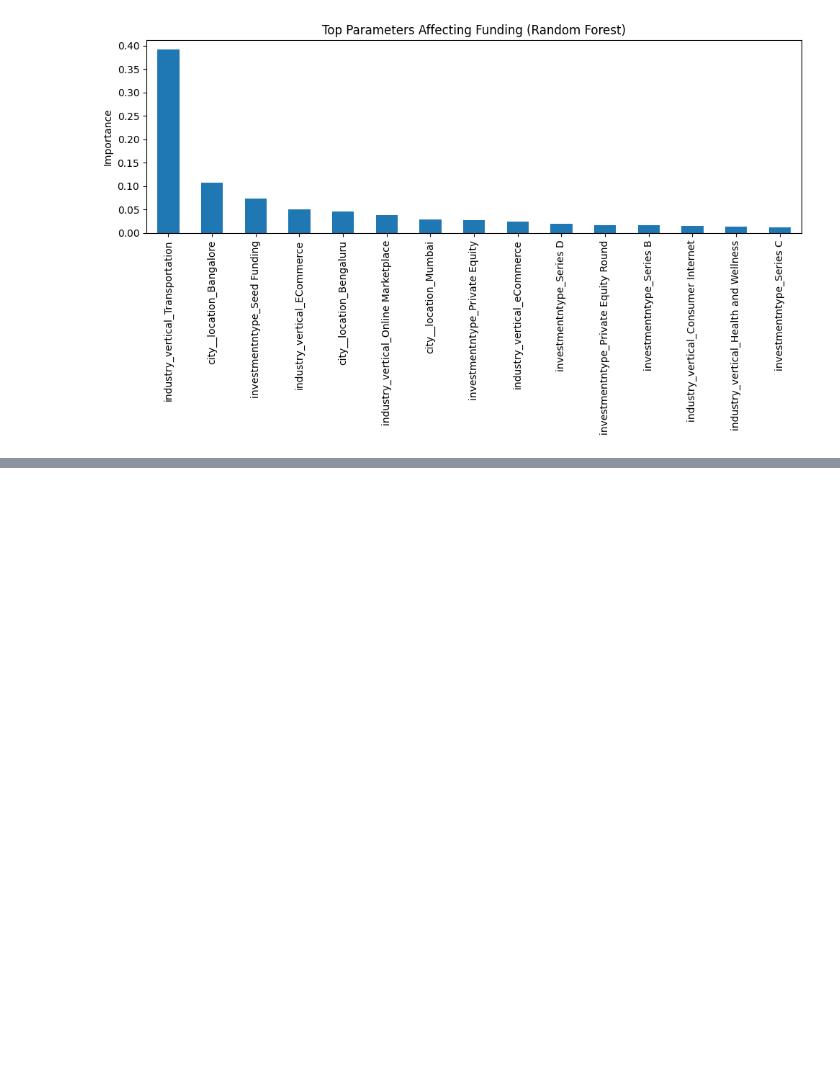
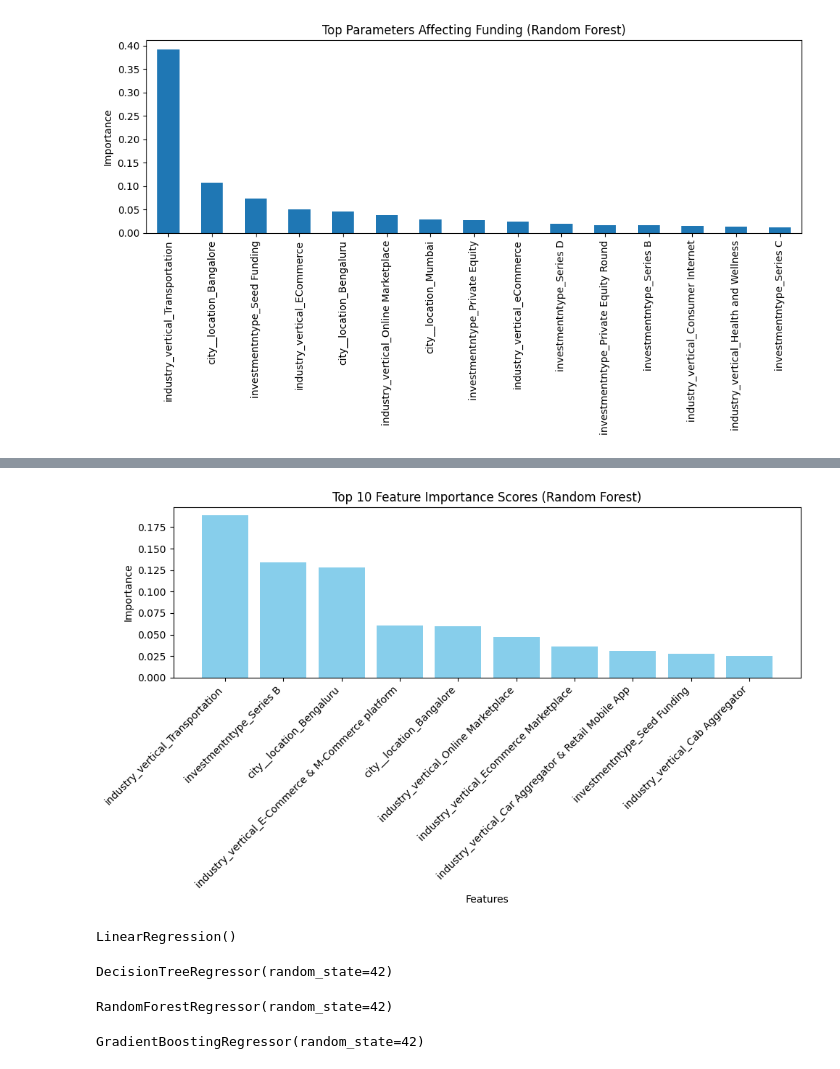
Before and after one commit to palakchanchlani/startup-funding-ml, a Jupyter notebook: startup.ipynb, the cells around one changed output, grey strips where cells are left out. Cells and saved outputs as stored; diff of their text form; code cells hidden in the pictures; blank space fills up the shorter version.

```diff
--- a/startup.ipynb
+++ b/startup.ipynb
@@ -315,0 +344,52 @@ with open("random_forest_model.pkl", "rb") as f:
+# %%
+import matplotlib.pyplot as plt
+import pandas as pd
+import numpy as np
+
+# Feature importance extract karo
+importances = rf_model.feature_importances_
+features = X_train.columns
+
+# DataFrame bana ke sort karo
+feat_df = pd.DataFrame({'Feature': features, 'Importance': importances})
+feat_df = feat_df.sort_values(by='Importance', ascending=False)
+
+# Top 10 features plot karo (zyada clear hoga)
+plt.figure(figsize=(10,6))
+plt.bar(feat_df['Feature'][:10], feat_df['Importance'][:10], color='skyblue')
+plt.xticks(rotation=45, ha='right')
+plt.title("Top 10 Feature Importance Scores (Random Forest)")
+plt.xlabel("Features")
+plt.ylabel("Importance")
+plt.tight_layout()
+plt.show()
+# %% [output]
+[figure, added]
+# %%
+from sklearn.linear_model import LinearRegression
+
+lr_model = LinearRegression()
+lr_model.fit(X_train, y_train)
+# %% [output]
+LinearRegression()
+# %%
+from sklearn.tree import DecisionTreeRegressor
+
+dt_model = DecisionTreeRegressor(random_state=42)
+dt_model.fit(X_train, y_train)
+# %% [output]
+DecisionTreeRegressor(random_state=42)
+# %%
+from sklearn.ensemble import RandomForestRegressor
+
+rf_model = RandomForestRegressor(n_estimators=100, random_state=42)
+rf_model.fit(X_train, y_train)
+# %% [output]
+RandomForestRegressor(random_state=42)
+# %%
+from sklearn.ensemble import GradientBoostingRegressor
+
+gb_model = GradientBoostingRegressor(n_estimators=100, learning_rate=0.1, random_state=42)
+gb_model.fit(X_train, y_train)
+# %% [output]
+GradientBoostingRegressor(random_state=42)
```
Also changed, not shown: parts of 26 cells of this notebook.
